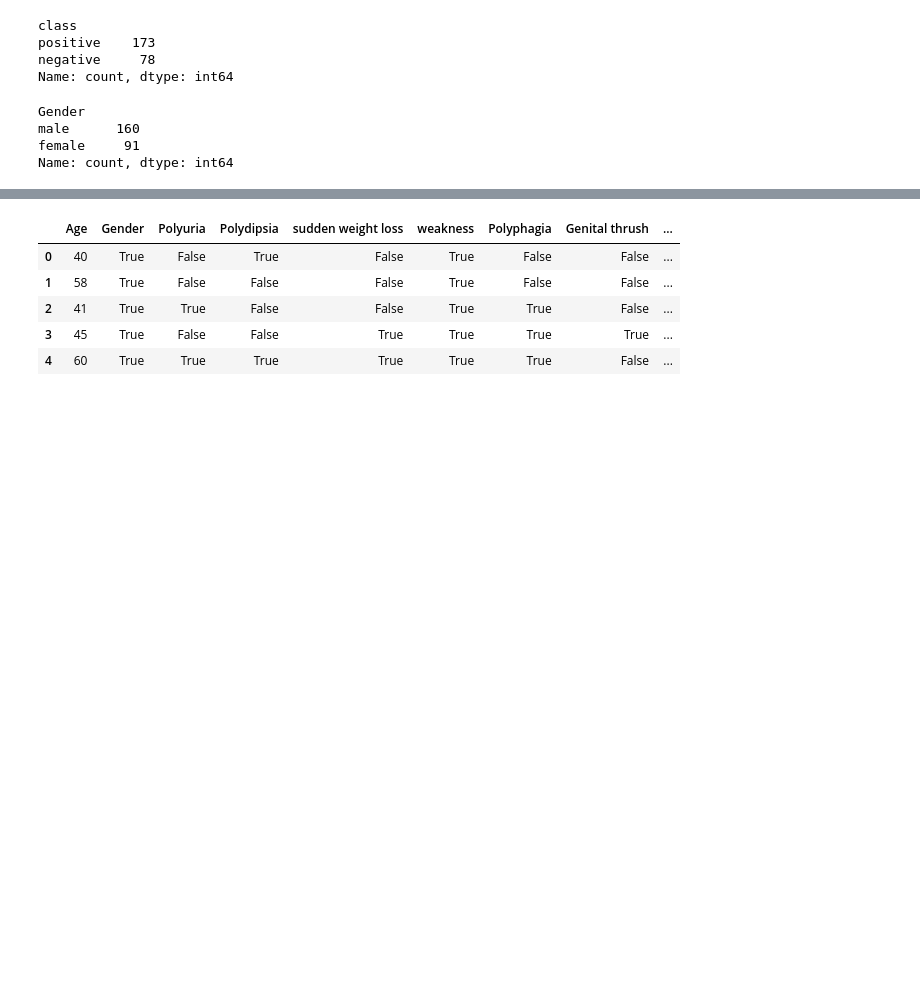
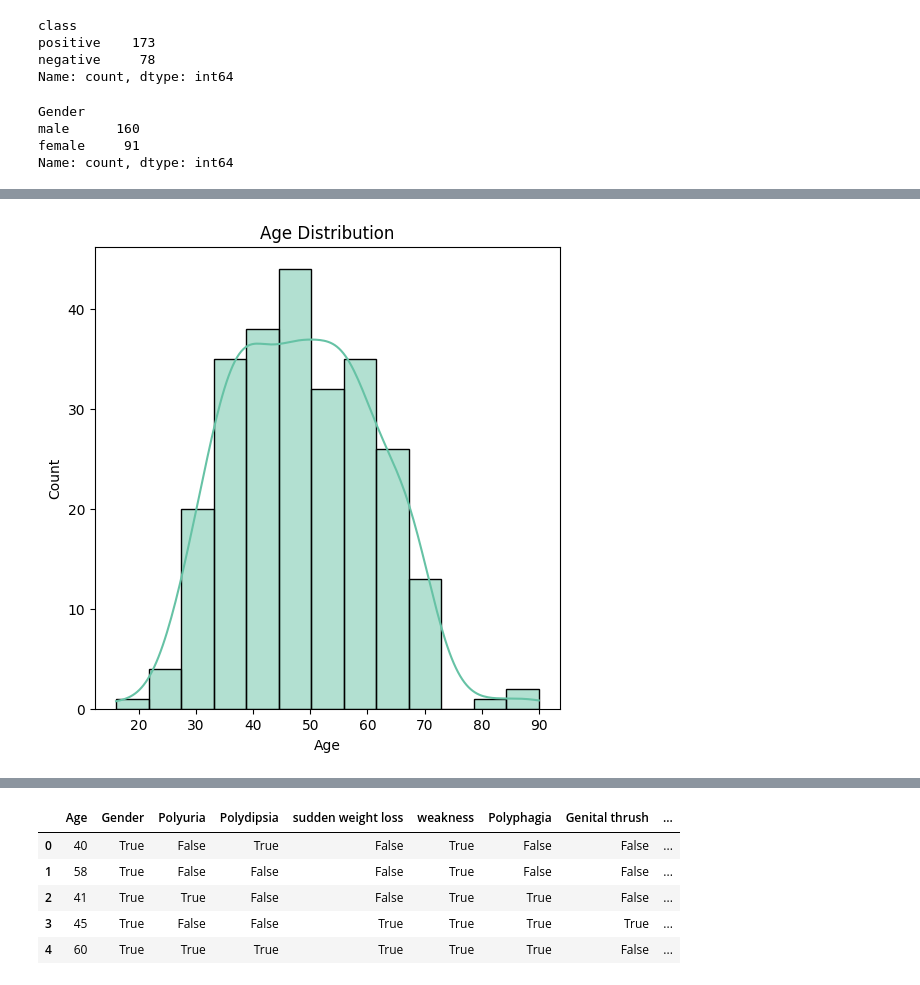
Before and after one commit to Ax3lrod/diabetes-risk-prediction-eda, a Jupyter notebook: eda.ipynb, the cells around one changed output, grey strips where cells are left out. Saved outputs shown, nothing was run; the diff lists cells and outputs as text; code cells hidden in the pictures; blank space fills up the shorter version.

```diff
--- a/eda.ipynb
+++ b/eda.ipynb
@@ -145,0 +158,11 @@ Name: count, dtype: int64
+# %%
+# Membuat histogram untuk melihat distribusi usia dalam dataset
+plt.figure(figsize=(6, 6))
+color = sns.color_palette('Set2')[0]
+sns.histplot(data=data, x='Age', kde=True, color=color)
+plt.title('Age Distribution')
+plt.xlabel('Age')
+plt.ylabel('Count')
+plt.show()
+# %% [output]
+[figure, added]
```
Also changed, not shown: parts of 12 cells of this notebook.
